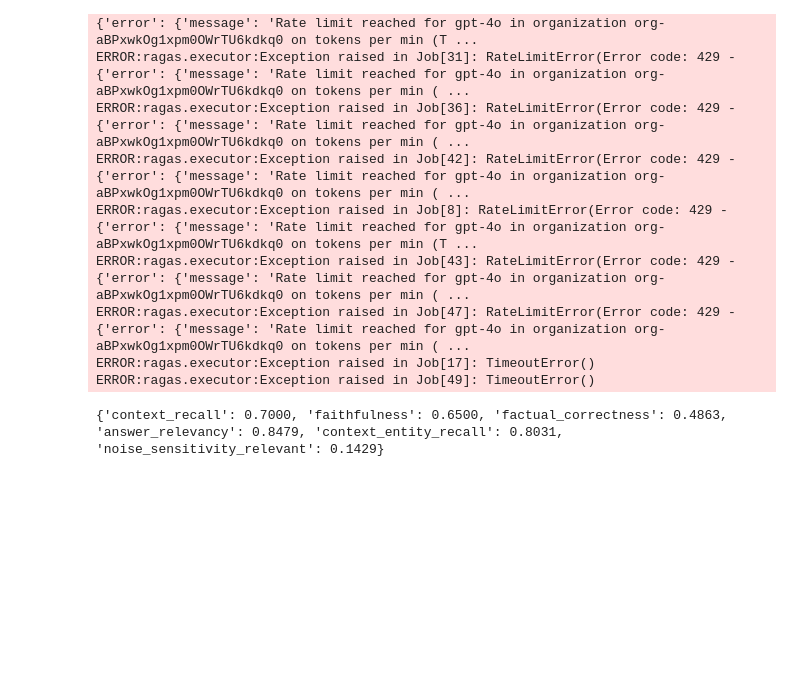
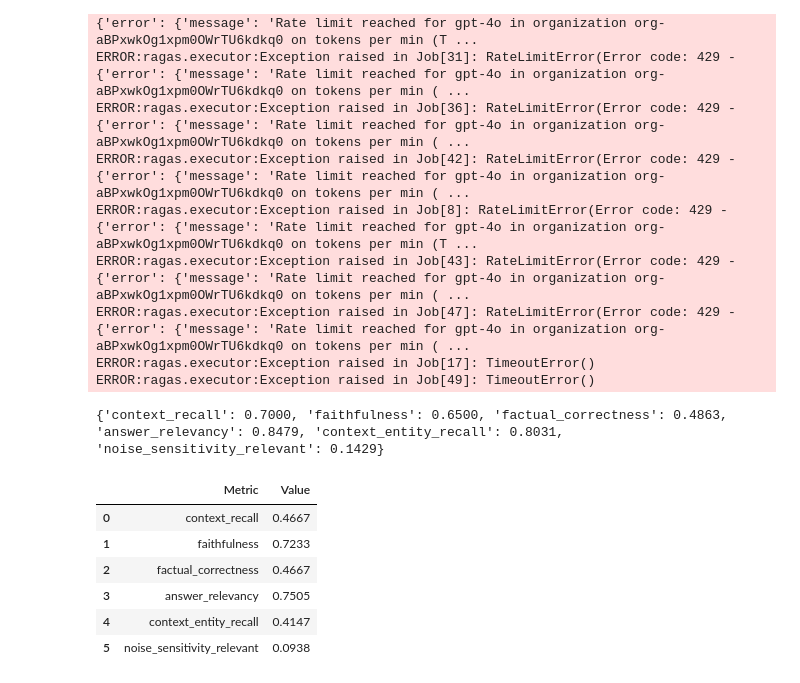
Before and after one commit to Bharath25191/AIE5_BD, a Jupyter notebook: 09_Finetuning_Embeddings/BD_Fine_tuning_Embedding_Models_for_RAG_Solution_Notebook_assignment.ipynb, the cells around one changed output. Saved outputs shown, nothing was run; the diff lists cells and outputs as text; code cells hidden in the pictures; blank space fills up the shorter version.

```diff
--- a/09_Finetuning_Embeddings/BD_Fine_tuning_Embedding_Models_for_RAG_Solution_Notebook_assignment.ipynb
+++ b/09_Finetuning_Embeddings/BD_Fine_tuning_Embedding_Models_for_RAG_Solution_Notebook_assignment.ipynb
@@ -803,3 +801,17 @@ ERROR:ragas.executor:Exception raised in Job[47]: RateLimitError(Error code: 429
 ERROR:ragas.executor:Exception raised in Job[17]: TimeoutError()
 ERROR:ragas.executor:Exception raised in Job[49]: TimeoutError()
 {'context_recall': 0.7000, 'faithfulness': 0.6500, 'factual_correctness': 0.4863, 'answer_relevancy': 0.8479, 'context_entity_recall': 0.8031, 'noise_sensitivity_relevant': 0.1429}
+# %%
+dict_old = {'context_recall': 0.4667, 'faithfulness': 0.7233, 'factual_correctness': 0.4667, 'answer_relevancy': 0.7505, 'context_entity_recall': 0.4147, 'noise_sensitivity_relevant': 0.0938}
+# %%
+import pandas as pd
+df_old = pd.DataFrame(dict_old.items(), columns=['Metric', 'Value_old'])
+df_old
+# %% [output]
+|  | Metric | Value |
+| 0 | context_recall | 0.4667 |
+| 1 | faithfulness | 0.7233 |
+| 2 | factual_correctness | 0.4667 |
+| 3 | answer_relevancy | 0.7505 |
+| 4 | context_entity_recall | 0.4147 |
+| 5 | noise_sensitivity_relevant | 0.0938 |
```
Also changed, not shown: parts of 4 cells of this notebook.
